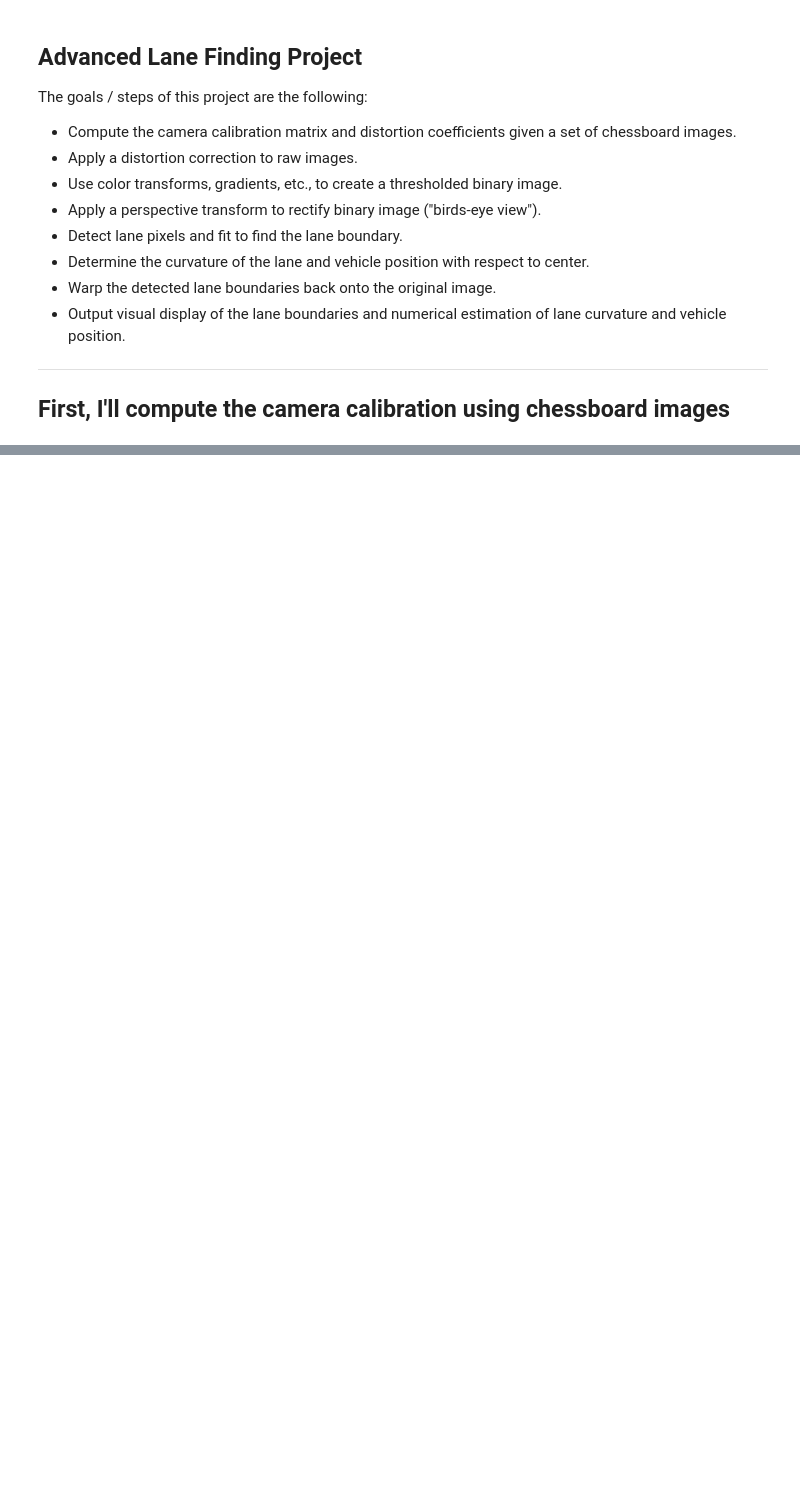
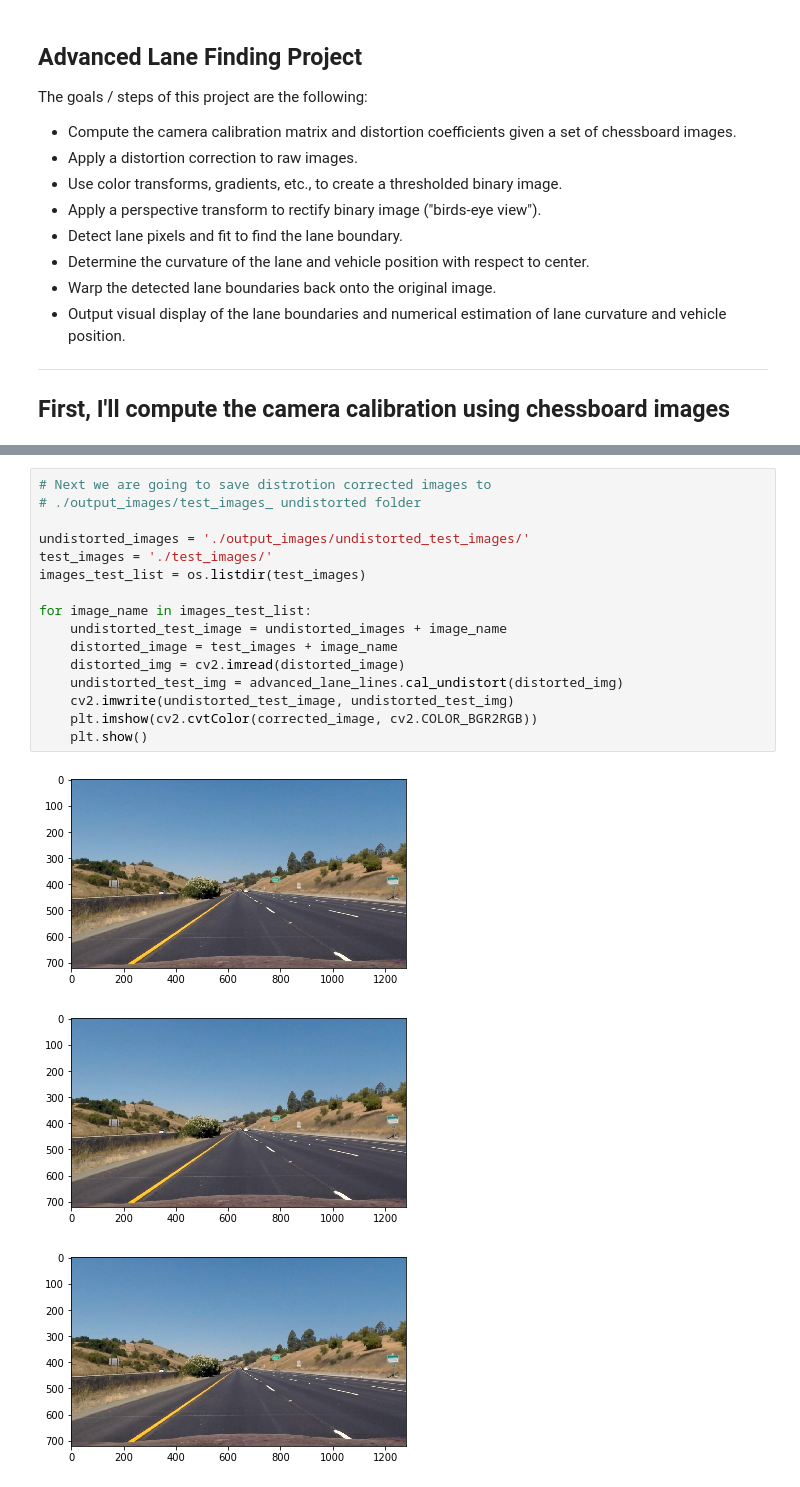
Before and after one commit to Wellingking/CarND-Advanced-Lane-Lines, a Jupyter notebook: advanced_lane_lines.ipynb, the cells around one changed output, grey strips where cells are left out. Saved outputs shown, nothing was run; the diff lists cells and outputs as text; blank space fills up the shorter version.

```diff
--- a/advanced_lane_lines.ipynb
+++ b/advanced_lane_lines.ipynb
@@ -120,0 +141,20 @@ for image_file in calibration_images:
+# %%
+# Next we are going to save distrotion corrected images to
+# ./output_images/test_images_ undistorted folder
+
+undistorted_images = './output_images/undistorted_test_images/'
+test_images = './test_images/'
+images_test_list = os.listdir(test_images)
+
+for image_name in images_test_list:
+    undistorted_test_image = undistorted_images + image_name
+    distorted_image = test_images + image_name
+    distorted_img = cv2.imread(distorted_image)
+    undistorted_test_img = advanced_lane_lines.cal_undistort(distorted_img)
+    cv2.imwrite(undistorted_test_image, undistorted_test_img)
+    plt.imshow(cv2.cvtColor(corrected_image, cv2.COLOR_BGR2RGB))
+    plt.show()
+# %% [output]
+[figure, added]
+[figure, added]
+[figure, added]
```
Also changed, not shown: parts of 24 cells of this notebook, 18 other files.
